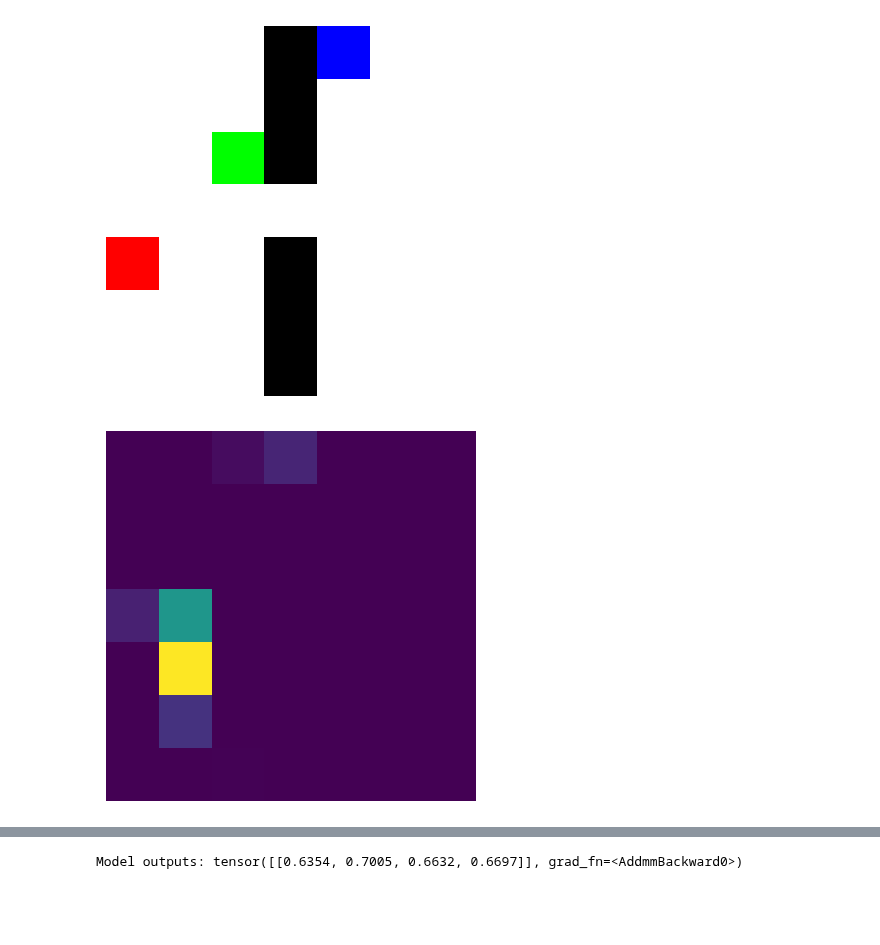
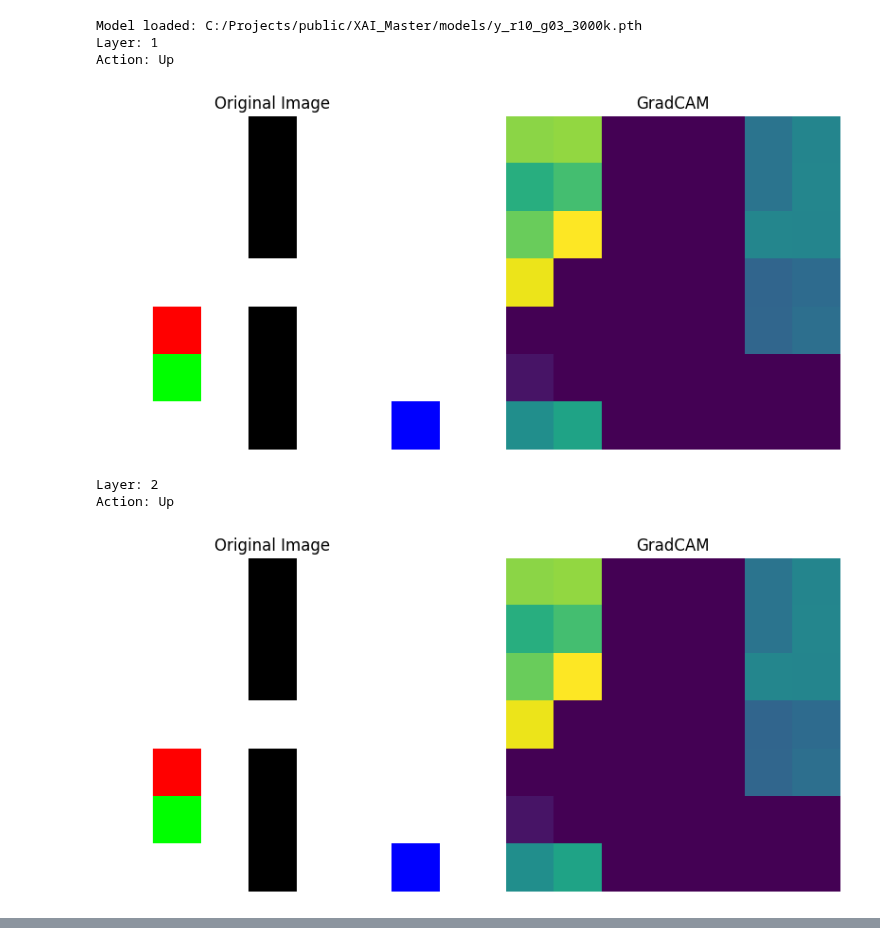
Before and after one commit to gunhamn/public, a Jupyter notebook: XAI_Master/gradCam.ipynb, the cells around one changed output, grey strips where cells are left out. Drawn from its saved outputs; the diff is of its cells as text; code cells hidden in the pictures; blank space fills up the shorter version.

```diff
--- a/XAI_Master/gradCam.ipynb
+++ b/XAI_Master/gradCam.ipynb
@@ -142,53 +260,50 @@ Right: 0.635, Down: 0.701, Left: 0.663, Up: 0.670,
+# %%
+state_init, _ = env.reset()
 # %%
-target_layer = agent.policy_net.conv3
-action_idx = torch.argmax(actions, dim=1).item()
-targets = [ClassifierOutputTarget(action_idx)]
+agent.load_model_weights(f"C:/Projects/public/XAI_Master/models/y_r10_g03_3000k.pth")
 
-plotState(state)
+action_to_direction = {0: 'Right', 1: 'Down', 2: 'Left', 3: 'Up'}
 
-# Create a GradCAM object with the agent's policy network and target layer
-with XGradCAM(model=agent.policy_net, target_layers=[target_layer]) as cam:
-    # Generate the CAM
-    grayscale_cam = cam(input_tensor=state, targets=targets)
+state = torch.tensor(state_init, dtype=torch.float32, device=agent.device).unsqueeze(0)
+actions = agent.predict(state)
 
-    grayscale_cam = grayscale_cam[0, :]#only one image in the batch
+layers = (agent.policy_net.conv1, agent.policy_net.conv2, agent.policy_net.conv3)
+for layer, counter in zip(layers, range(len(layers))):
+    print(f"Layer: {counter+1}")
 
-    original_img = state[0].permute(2, 1, 0).cpu().numpy()
+    target_layer = agent.policy_net.conv3
+    action_idx = torch.argmax(actions, dim=1).item()
+    targets = [ClassifierOutputTarget(action_idx)]
+    print(f"Action: {action_to_direction[action_idx]}")
 
-    grayscale_cam = grayscale_cam.transpose(1, 0)
+    with GradCAM(model=agent.policy_net, target_layers=[target_layer]) as cam:
+        grayscale_cam = cam(input_tensor=state, targets=targets)
+        grayscale_cam = grayscale_cam[0, :]#only one image in the batch
+        original_img = state[0].permute(2, 1, 0).cpu().numpy()
+        grayscale_cam = grayscale_cam.transpose(1, 0)
 
+        # You can also get the model outputs without redoing inference
+        #model_outputs = cam.outputs
+        #print(f"Model outputs: {model_outputs}")
+
+    plt.figure(figsize=(10, 5))
+    plt.subplot(1, 2, 1)
     plt.imshow(original_img, interpolation='nearest')
-    plt.imshow(grayscale_cam, interpolation='nearest')
+    plt.title("Original Image")
+    plt.axis('off')
+
+    plt.subplot(1, 2, 2)
+    plt.imshow(grayscale_cam, interpolation=None)
+    plt.title("GradCAM")
     plt.axis('off')
     plt.show()
 
-    # Create the CAM visualization
-    visualization = show_cam_on_image(original_img, grayscale_cam, use_rgb=False)
-
-    # Save or display the visualization
-    import matplotlib.pyplot as plt
-    plt.imshow(visualization)
-    plt.title(f"GradCAM for action {action_idx}")
-    plt.axis('off')
-    plt.show()
-
-    # You can also get the model outputs without redoing inference
-    model_outputs = cam.outputs
-    print(f"Model outputs: {model_outputs}")
-
-plt.figure(figsize=(10, 5))
-plt.subplot(1, 2, 1)
-plt.imshow(original_img, interpolation='nearest')
-plt.title("Original Image")
-plt.axis('off')
-
-plt.subplot(1, 2, 2)
-plt.imshow(grayscale_cam, interpolation=None)
-plt.title("GradCAM")
-plt.axis('off')
-plt.show()
-
-print(grayscale_cam)
+    #print(grayscale_cam)
 # %% [output]
+Model loaded: C:/Projects/public/XAI_Master/models/y_r10_g03_3000k.pth
+Layer: 1
+Action: Up
-[figure, old version]
+[figure, new version]
+Layer: 2
+Action: Up
-[figure, old version]
+[figure, new version]
@@ -196 +312,0 @@ print(grayscale_cam)
-Model outputs: tensor([[0.6354, 0.7005, 0.6632, 0.6697]], grad_fn=<AddmmBackward0>)
```
Also changed, not shown: parts of 5 cells of this notebook, 8 other files.
